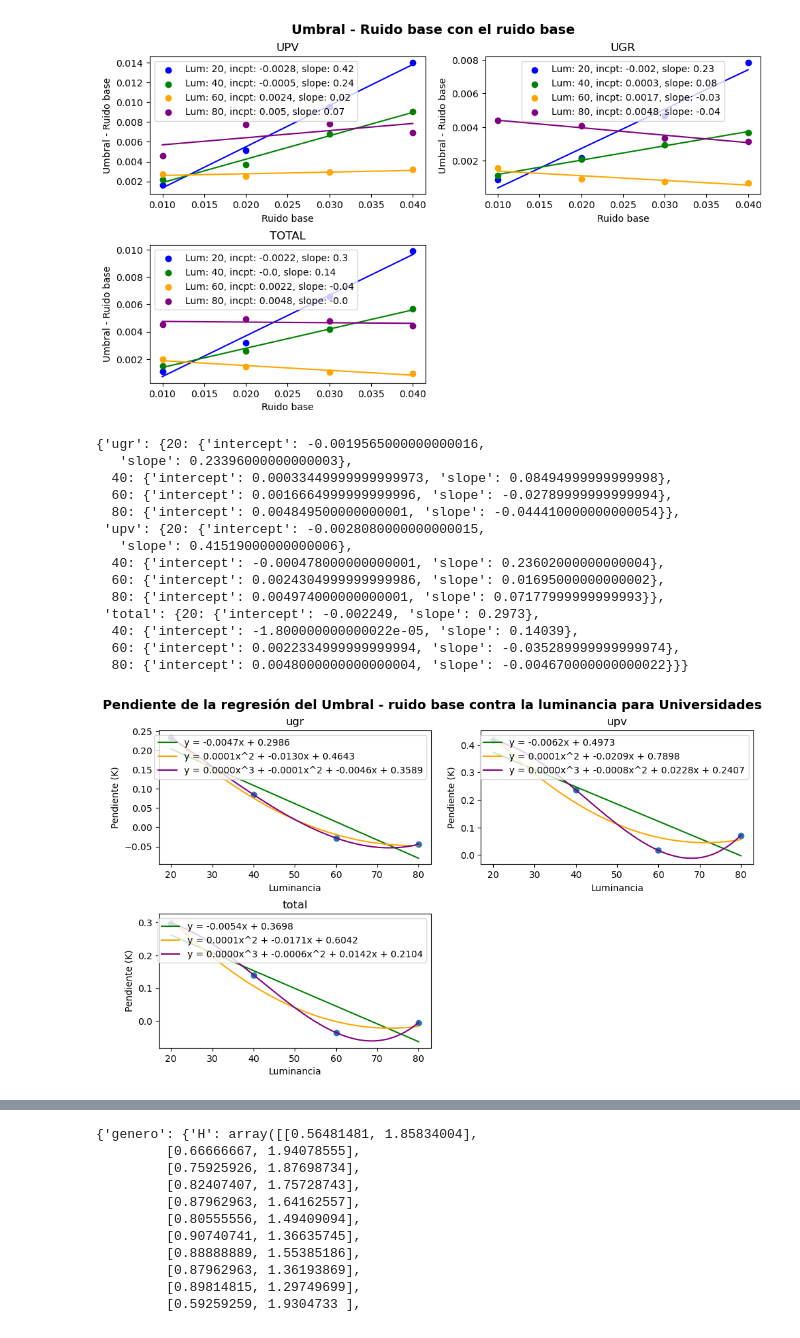
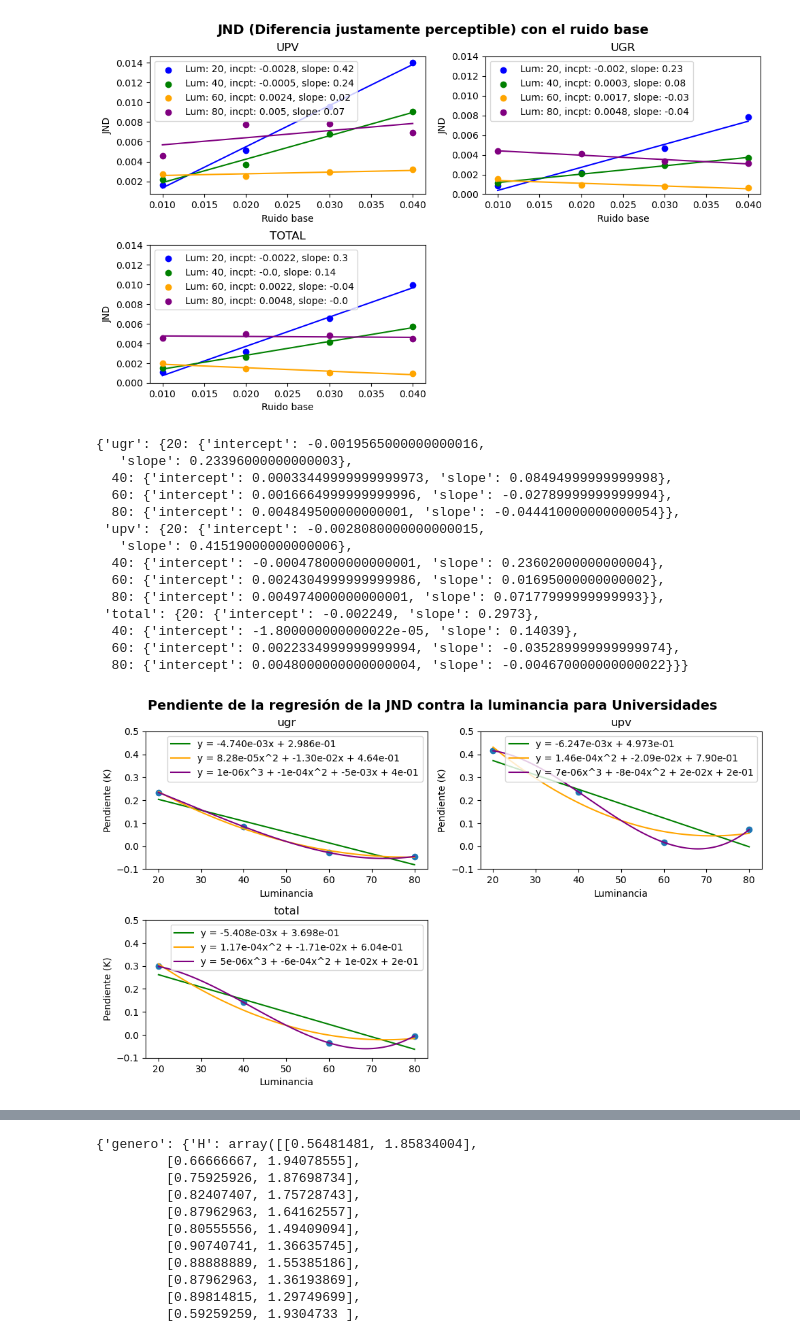
Before and after one commit to Luismikudo/tfm-noise-detection, a Jupyter notebook: plot_tipo_user.ipynb, the cells around one changed output, grey strips where cells are left out. Saved outputs shown, nothing was run; the diff lists cells and outputs as text; code cells hidden in the pictures.

```diff
--- a/plot_tipo_user.ipynb
+++ b/plot_tipo_user.ipynb
@@ -90,7 +90,7 @@ for i, luminancia in enumerate(unique_luminancias):
 
 axs[0, 0].set_title('UPV')
 axs[0, 0].set_xlabel('Ruido base')
-axs[0, 0].set_ylabel('Umbral - Ruido base')
+axs[0, 0].set_ylabel('JND')
 axs[0, 0].legend()
 
 ruido_base = np.array([i[0] for row in data_ugr for i in row])
@@ -114,7 +114,8 @@ for i, luminancia in enumerate(unique_luminancias):
 
 axs[0, 1].set_title('UGR')
 axs[0, 1].set_xlabel('Ruido base')
-axs[0, 1].set_ylabel('Umbral - Ruido base')
+axs[0, 1].set_ylabel('JND')
+axs[0, 1].set_ylim([0, 0.014])
 axs[0, 1].legend()
 
 ruido_base = np.array([i[0] for row in data_total for i in row])
@@ -138,7 +139,8 @@ for i, luminancia in enumerate(unique_luminancias):
 
 axs[1, 0].set_title('TOTAL')
 axs[1, 0].set_xlabel('Ruido base')
-axs[1, 0].set_ylabel('Umbral - Ruido base')
+axs[1, 0].set_ylabel('JND')
+axs[1, 0].set_ylim([0, 0.014])
 axs[1, 0].legend()
 
 # Remover el último subplot vacío
@@ -150,13 +152,13 @@ plt.tight_layout()
 # Ajustar los espacios entre subplots
 plt.subplots_adjust(top=0.9, bottom=0.1)
 
-fig.suptitle("Umbral - Ruido base con el ruido base", fontsize=14, fontweight='bold')
+fig.suptitle("JND (Diferencia justamente perceptible) con el ruido base", fontsize=14, fontweight='bold')
 
 # Mostrar la figura
 plt.show()
 valores_regresion_uni
 # %% [output]
-[figure, old version]
+[figure, new version]
 {'ugr': {20: {'intercept': -0.0019565000000000016,
    'slope': 0.23396000000000003},
   40: {'intercept': 0.00033449999999999973, 'slope': 0.08494999999999998},
@@ -192,38 +194,40 @@ for uni, valores in valores_regresion_uni.items():
     y_smooth_lineal = np.polyval(coeffs_lineal, x_smooth)
     y_smooth_cuadratico = np.polyval(coeffs_cuadratico, x_smooth)
     y_smooth_cubico = np.polyval(coeffs_cubico, x_smooth)
 
     # Fórmulas explícitas de los ajustes
-    formula_lineal = 'y = {:.4f}x + {:.4f}'.format(coeffs_lineal[0], coeffs_lineal[1])
-    formula_cuadratica = 'y = {:.4f}x^2 + {:.4f}x + {:.4f}'.format(coeffs_cuadratico[0], coeffs_cuadratico[1], coeffs_cuadratico[2])
-    formula_cubica = 'y = {:.4f}x^3 + {:.4f}x^2 + {:.4f}x + {:.4f}'.format(coeffs_cubico[0], coeffs_cubico[1], coeffs_cubico[2], coeffs_cubico[3])
+
+    formula_lineal = 'y = {:.3e}x + {:.3e}'.format(coeffs_lineal[0], coeffs_lineal[1])
+    formula_cuadratica = 'y = {:.2e}x^2 + {:.2e}x + {:.2e}'.format(coeffs_cuadratico[0], coeffs_cuadratico[1], coeffs_cuadratico[2])
+    formula_cubica = 'y = {:.0e}x^3 + {:.0e}x^2 + {:.0e}x + {:.0e}'.format(coeffs_cubico[0], coeffs_cubico[1], coeffs_cubico[2], coeffs_cubico[3])
 
     axs[x_graph, count_segment_local].plot(x_smooth, y_smooth_lineal, color='green', label=formula_lineal)
     axs[x_graph, count_segment_local].plot(x_smooth, y_smooth_cuadratico, color='orange', label=formula_cuadratica)
     axs[x_graph, count_segment_local].plot(x_smooth, y_smooth_cubico, color='purple', label=formula_cubica)
     axs[x_graph, count_segment_local].scatter(unique_luminancias, slope)
     axs[x_graph, count_segment_local].set_title(f'{uni}')
     axs[x_graph, count_segment_local].set_xlabel('Luminancia')
     axs[x_graph, count_segment_local].set_ylabel('Pendiente (K)')
+    axs[x_graph, count_segment_local].set_ylim([-0.1, 0.5])
     axs[x_graph, count_segment_local].legend()
 
     count_segment = count_segment + 1
 
 # Eliminar subplots vacíos
 fig.delaxes(axs[1, 1])
 
 # Ajustar los espacios entre subplots
 plt.tight_layout()
 
 # Ajustar los espacios entre subplots
 plt.subplots_adjust(top=0.9, bottom=0.1)
 
-fig.suptitle(f"Pendiente de la regresión del Umbral - ruido base contra la luminancia para Universidades", fontsize=14, fontweight='bold')
+fig.suptitle(f"Pendiente de la regresión de la JND contra la luminancia para Universidades", fontsize=14, fontweight='bold')
 
 # Mostrar la figura
 plt.show()
 # %% [output]
-[figure, old version]
+[figure, new version]
 # %%
 fig, axs = plt.subplots(2, 2, figsize=(10, 6))
 count_segment = 0
```
Also changed, not shown: parts of 4 cells of this notebook, 8 other files.
